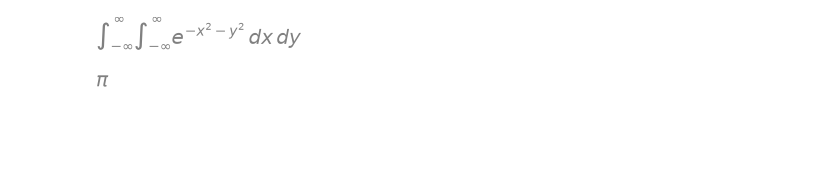
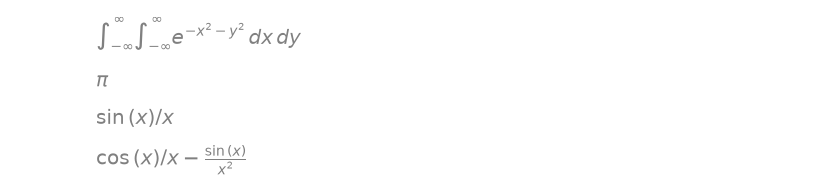
Before and after one commit to ub-dems/dve-sample-r, a Jupyter notebook: notebooks/samples/py-demo/py-sympy-hello.ipynb, the cells around one changed output. Drawn from its saved outputs; the diff is of its cells as text; code cells hidden in the pictures; blank space fills up the shorter version.

```diff
--- a/notebooks/samples/py-demo/py-sympy-hello.ipynb
+++ b/notebooks/samples/py-demo/py-sympy-hello.ipynb
@@ -23,3 +26,5 @@ Integral(*F)
 integrate(*F)
 # %% [output]
 [figure]
+# %%
+g = sin(x) / x
@@ -25,0 +33,8 @@ integrate(*F)
+# %%
+g
+# %% [output]
+[figure, added]
+# %%
+dg
+# %% [output]
+[figure, added]
```
Also changed, not shown: parts of 5 cells of this notebook, 25 other files.
